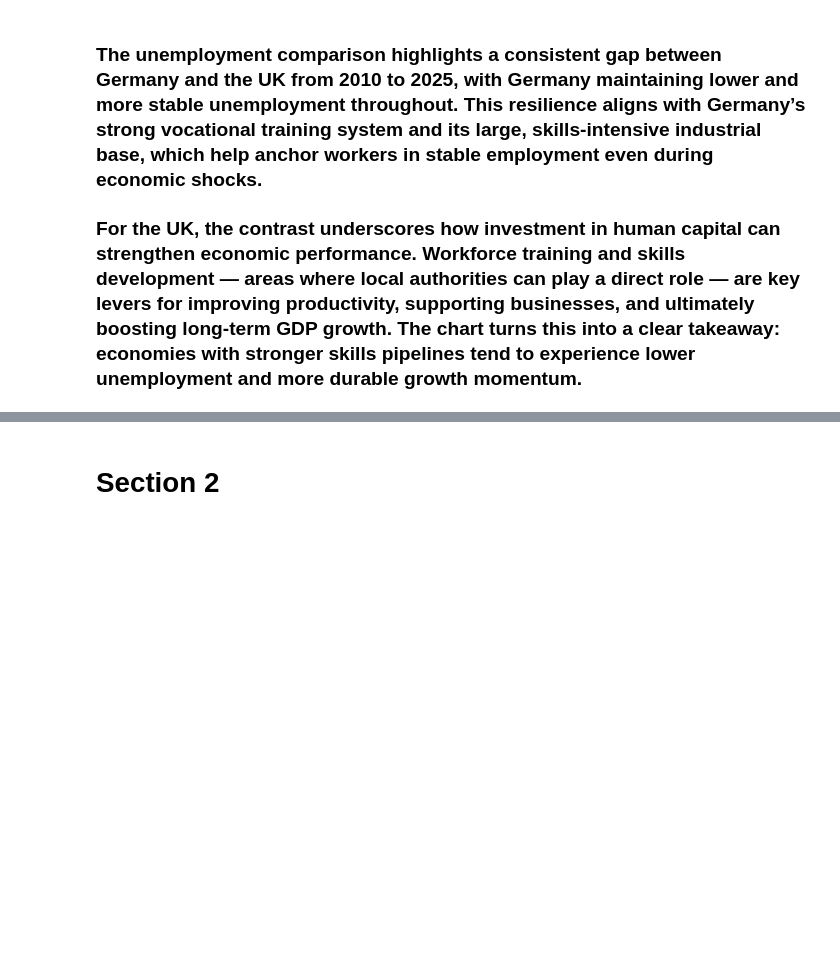
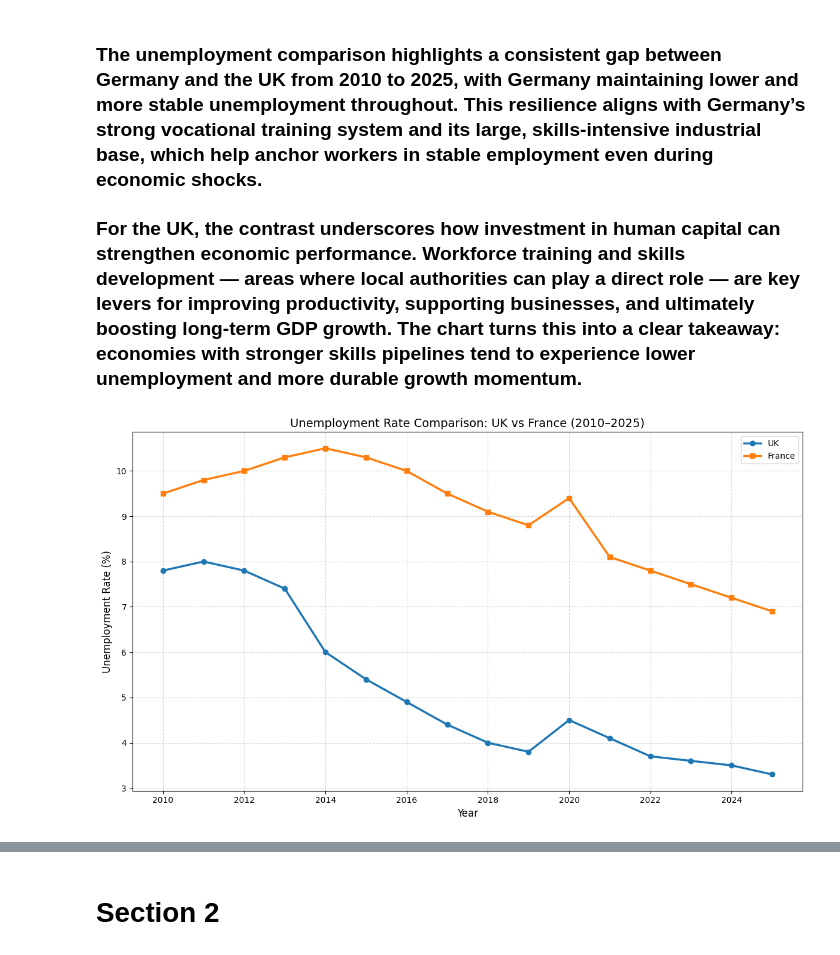
Before and after one commit to Ray99-cpu/Macro_Analysis, a Jupyter notebook: jupyter_notebooks/macro_econ_analysis.ipynb, the cells around one changed output, grey strips where cells are left out. Saved outputs shown, nothing was run; the diff lists cells and outputs as text; code cells hidden in the pictures; blank space fills up the shorter version.

Commit message:
Add UK & France comparison re unemployment and training.

```diff
--- a/jupyter_notebooks/macro_econ_analysis.ipynb
+++ b/jupyter_notebooks/macro_econ_analysis.ipynb
@@ -279,3 +279,40 @@ plt.show()
 ### The unemployment comparison highlights a consistent gap between Germany and the UK from 2010 to 2025, with Germany maintaining lower and more stable unemployment throughout. This resilience aligns with Germany’s strong vocational training system and its large, skills‑intensive industrial base, which help anchor workers in stable employment even during economic shocks.
 
 ### For the UK, the contrast underscores how investment in human capital can strengthen economic performance. Workforce training and skills development — areas where local authorities can play a direct role — are key levers for improving productivity, supporting businesses, and ultimately boosting long‑term GDP growth. The chart turns this into a clear takeaway: economies with stronger skills pipelines tend to experience lower unemployment and more durable growth momentum.
+# %%
+
+
+# Filter for UK and France
+uk_data = macro_data[macro_data['Country'] == 'UK']
+fr_data = macro_data[macro_data['Country'] == 'France']
+
+plt.figure(figsize=(12, 7))
+
+# Plot UK unemployment
+plt.plot(
+    uk_data['Year'],
+    uk_data['Unemployment Rate (%)'],
+    marker='o',
+    linewidth=2.5,
+    label='UK'
+)
+
+# Plot France unemployment
+plt.plot(
+    fr_data['Year'],
+    fr_data['Unemployment Rate (%)'],
+    marker='s',
+    linewidth=2.5,
+    label='France'
+)
+
+plt.title("Unemployment Rate Comparison: UK vs France (2010–2025)", fontsize=14)
+plt.xlabel("Year", fontsize=12)
+plt.ylabel("Unemployment Rate (%)", fontsize=12)
+plt.grid(True, linestyle='--', alpha=0.5)
+plt.legend()
+
+plt.tight_layout()
+plt.show()
+# %% [output]
+[figure, added]
```
Also changed, not shown: parts of 1 cell of this notebook.
